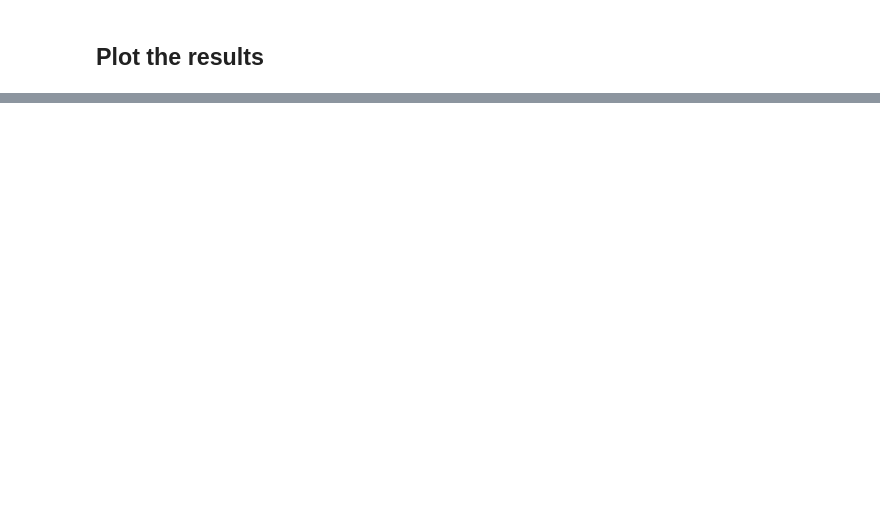
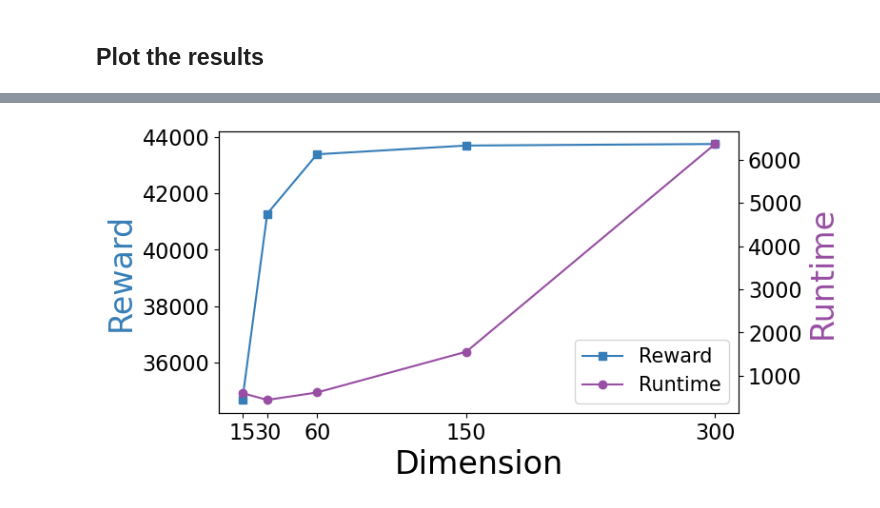
Before and after one commit to saeedghoorchian/BCMAB-RP, a Jupyter notebook: plotting/plotting_jester_results.ipynb, the cells around one changed output, grey strips where cells are left out. Saved outputs shown, nothing was run; the diff lists cells and outputs as text; code cells hidden in the pictures; blank space fills up the shorter version.

```diff
--- a/plotting/plotting_jester_results.ipynb
+++ b/plotting/plotting_jester_results.ipynb
@@ -265,0 +355,36 @@ NDCG
+# %%
+dims = [15, 30, 60, 150, 300]
+times = [596.0, 438.4, 610.6, 1554.3, 6362.9]
+rewards = [34681.8, 41278.6, 43382.8, 43693.2, 43747.8]
+# %%
+CB_color_cycle = ['#377eb8', '#ff7f00', '#4daf4a',
+                  '#f781bf', '#a65628', '#984ea3',
+                  '#999999', '#e41a1c', '#dede00']
+
+c1 = CB_color_cycle[0]
+c2 = CB_color_cycle[5]
+
+fig, ax = plt.subplots(1, figsize=(8, 4))
+
+ax.plot(dims, rewards, color=c1, marker='s', label='Reward')
+ax.set_xlabel('Dimension', fontsize=24)
+ax.set_ylabel('Reward', color=c1, fontsize=24)
+
+
+
+
+plt.yticks(fontsize=16)
+plt.xticks(dims, fontsize=16)
+
+ax2 = ax.twinx()
+ax2.plot(dims, times, color=c2, marker='o', label='Runtime')
+ax2.set_ylabel('Runtime', color=c2, fontsize=24)
+
+
+plt.yticks(fontsize=16)
+fig.legend(loc='lower right', fontsize=15, bbox_to_anchor=(0.85, 0.215))
+plt.tight_layout()
+plt.savefig(f'plotting/jester_runtime', dpi=300, facecolor=fig.get_facecolor(), bbox_inches='tight');
+plt.show()
+# %% [output]
+[figure, added]
```
Also changed, not shown: parts of 14 cells of this notebook, 44 other files.
